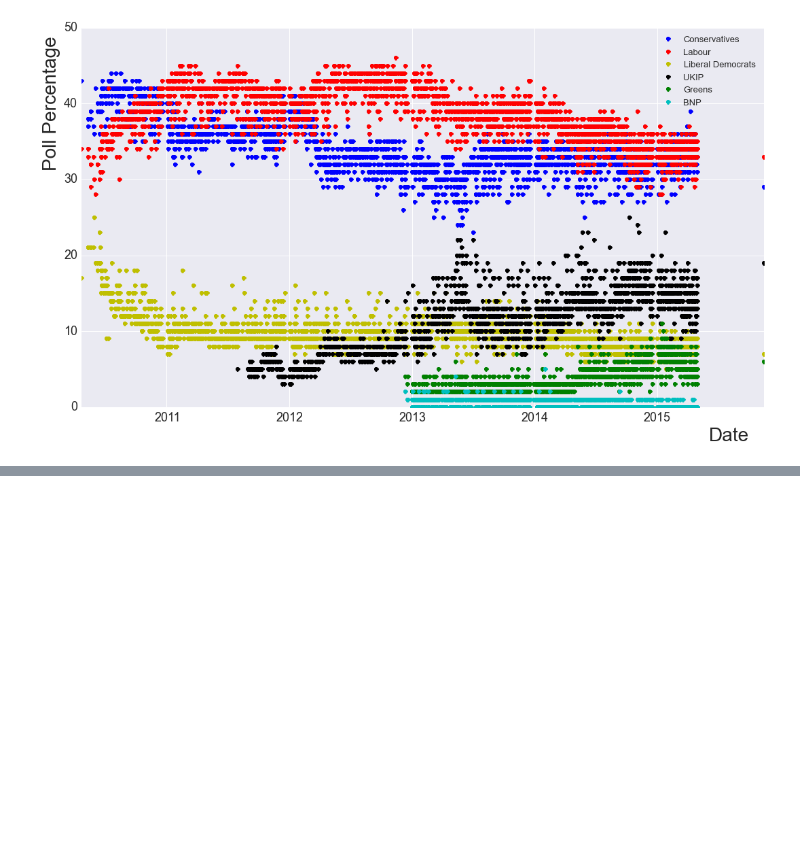
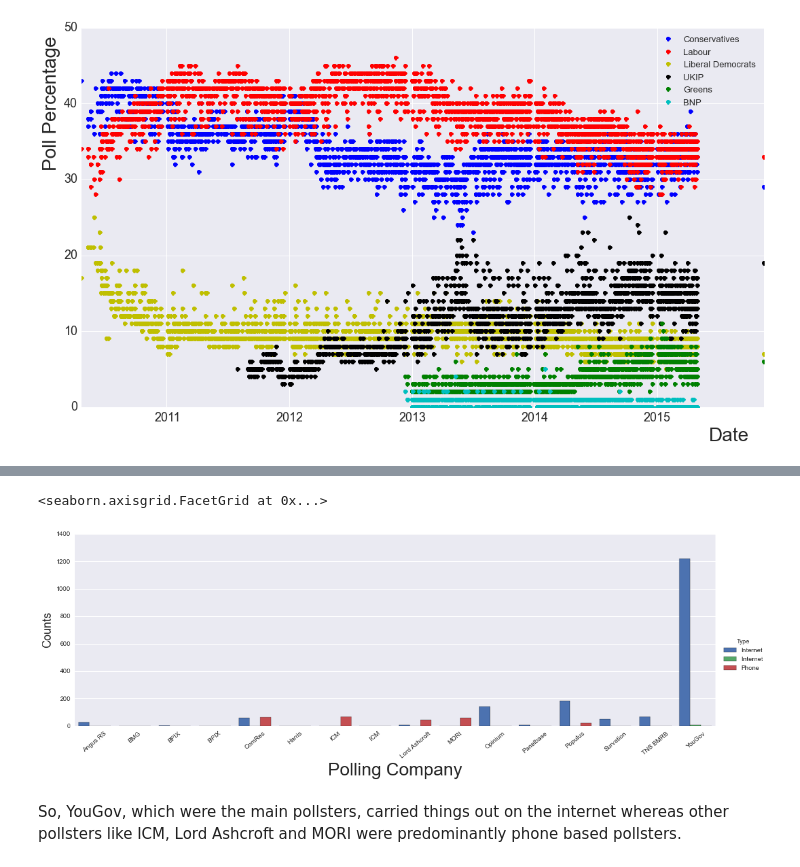
Before and after one commit to maclamont/UKElections, a Jupyter notebook: PollingData.ipynb, the cells around one changed output, grey strips where cells are left out. Saved outputs shown, nothing was run; the diff lists cells and outputs as text; code cells hidden in the pictures; blank space fills up the shorter version.

```diff
--- a/PollingData.ipynb
+++ b/PollingData.ipynb
@@ -270,0 +374,11 @@ One of the questions is where the support for UKIP came from.  Is it all from th
+# %%
+h = sns.factorplot("Polling", data = df_2010_2015,hue="Type",aspect=3)
+plt.xlabel('Polling Company', fontsize=28)
+plt.ylabel('Counts', fontsize=18)
+plt.title("")
+h.set_xticklabels(rotation=40)
+# %% [output]
+<seaborn.axisgrid.FacetGrid at 0x...>
+[figure, added]
+# %% [markdown]
+So, YouGov, which were the main pollsters, carried things out on the internet whereas other pollsters like ICM, Lord Ashcroft and MORI were predominantly phone based pollsters.
```
Also changed, not shown: parts of 6 cells of this notebook.
